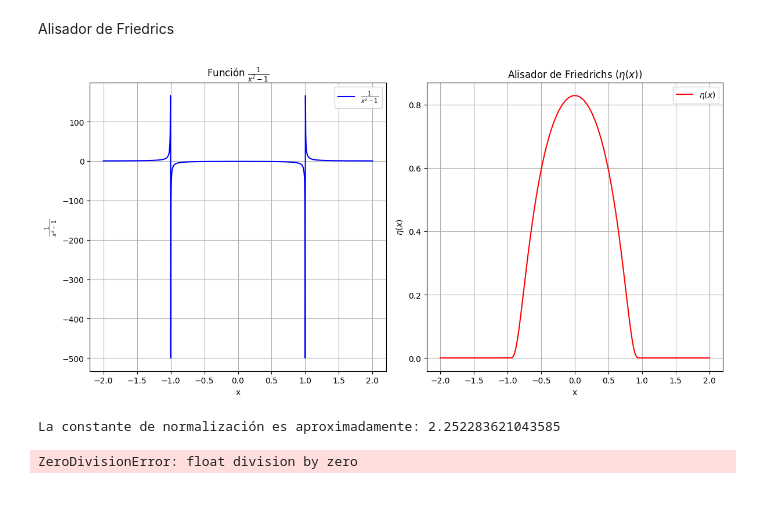
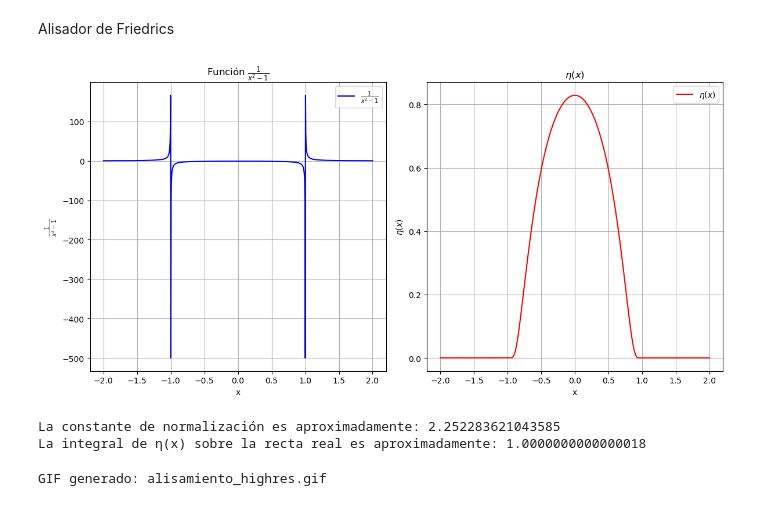
Before and after one commit to gregslombardo/EDPs, a Jupyter notebook: EDPs 2025-2 seccion 2.ipynb, the cells around one changed output. Saved outputs shown, nothing was run; the diff lists cells and outputs as text; code cells hidden in the pictures.

```diff
--- a/EDPs 2025-2 seccion 2.ipynb
+++ b/EDPs 2025-2 seccion 2.ipynb
@@ -8,45 +8,103 @@ from scipy.integrate import quad
 def integrand(x):
     return np.exp(1 / (x**2 - 1))
 
+# Calcular la integral de la función integrand entre -1 y 1
 integral, _ = quad(integrand, -1, 1)
-C = 1 / integral
+C = 1 / integral  # Constante de normalización
 
 def eta(x):
-    return np.where(np.abs(x) < 1, C * np.exp(1 / (x**2 - 1)), 0)
+    x = np.asarray(x)
+    result = np.zeros_like(x)
+    mask = np.abs(x) < 1
+    x_masked = x[mask]
+    # Calcular el exponente solo para los elementos dentro del intervalo (-1, 1)
+    exponent = 1 / (x_masked**2 - 1)
+    result[mask] = C * np.exp(exponent)
+    return result
 
+# Crear datos para graficar la función original
 x_values_original = np.linspace(-2, 2, 1000)
 x_values_original = x_values_original[(np.abs(x_values_original) != 1)]
 y_values_original = 1 / (x_values_original**2 - 1)
 
+# Crear datos para graficar el suavizador eta(x)
 x_values_mollifier = np.linspace(-2, 2, 1000)
 y_values_mollifier = eta(x_values_mollifier)
 
+# Configurar las gráficas
 plt.figure(figsize=(12, 6))
+
+# Gráfica de la función original
 plt.subplot(1, 2, 1)
 plt.plot(x_values_original, y_values_original, label=r'$\frac{1}{x^2 - 1}$', color='blue')
 plt.title(r"Función $\frac{1}{x^2 - 1}$")
 plt.xlabel("x")
 plt.ylabel(r'$\frac{1}{x^2 - 1}$')
 plt.legend()
 plt.grid(True)
 
+# Gráfica del suavizador eta(x)
 plt.subplot(1, 2, 2)
 plt.plot(x_values_mollifier, y_values_mollifier, label=r'$\eta(x)$', color='red')
-plt.title("Alisador de Friedrichs ($\eta(x)$)")
+plt.title("$\eta(x)$")
 plt.xlabel("x")
 plt.ylabel(r'$\eta(x)$')
 plt.legend()
 plt.grid(True)
 
 plt.tight_layout()
 plt.show()
 
 print(f"La constante de normalización es aproximadamente: {C}")
 
-# Verify the integral of eta(x) over the real line
+# Verificar la integral de eta(x) sobre toda la recta real
 integral_eta, _ = quad(eta, -np.inf, np.inf)
 print(f"La integral de η(x) sobre la recta real es aproximadamente: {integral_eta}")
 # %% [output]
-[figure, old version]
+[figure, new version]
 La constante de normalización es aproximadamente: 2.252283621043585
+La integral de η(x) sobre la recta real es aproximadamente: 1.0000000000000018
-ZeroDivisionError: float division by zero
+# %%
+import numpy as np
+import matplotlib.pyplot as plt
+import imageio
+import os
+
+def weierstrass(x, a=0.5, b=3, n_terms=100):
+    return np.sum([a**n * np.cos(b**n * np.pi * x) for n in range(n_terms)], axis=0)
+
+def eta_e(x, eps):
+    return (1 / eps) * np.exp(-x**2 / (2 * eps**2)) / np.sqrt(2 * np.pi)
+
+x = np.linspace(-2, 2, 2000)  # Aumentamos la resolución con más puntos
+y_weierstrass = weierstrass(x)
+
+eps_values = np.linspace(0.5, 0.0001, 100)  # Más valores de epsilon más pequeños y en mayor cantidad
+filenames = []
+
+for i, eps in enumerate(eps_values):
+    eta_values = eta_e(x, eps)
+    y_alisado = np.convolve(y_weierstrass, eta_values, mode='same') / np.sum(eta_values)
+
+    filename = f"alisamiento_{i:03d}.png"
+    plt.figure(figsize=(10, 5), dpi=200)  # Aumentamos la calidad del gráfico
+    plt.plot(x, y_weierstrass, label="Weierstrass", alpha=0.7, color='orange')
+    plt.plot(x, y_alisado, label=f"Alisado ($\epsilon={eps:.5f}$)", linewidth=2, color='red')
+    plt.legend()
+    plt.xlabel("x")
+    plt.ylabel("f(x)")
+    plt.title("Alisamiento con el alisador de Friedrichs")
+    plt.grid()
+    plt.savefig(filename, dpi=200)  # Guardamos imágenes en alta resolución
+    plt.close()
+    filenames.append(filename)
+
+gif_path = "alisamiento_highres.gif"
+imageio.mimsave(gif_path, [imageio.v2.imread(f) for f in filenames], duration=0.15, loop=0)  # Mayor fluidez
+
+for f in filenames:
+    os.remove(f)
+
+print(f"GIF generado: {gif_path}")
+# %% [output]
+GIF generado: alisamiento_highres.gif
```
Also changed, not shown: parts of 2 cells of this notebook, 2 other files.
